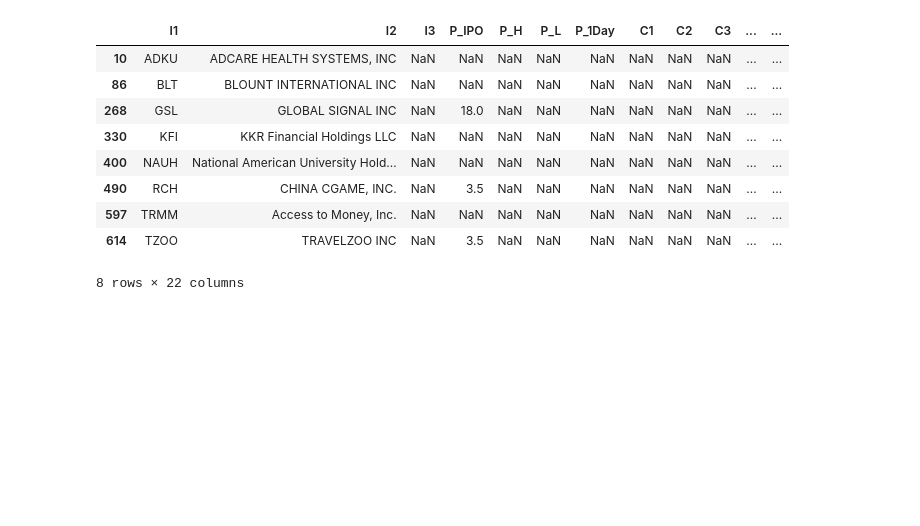
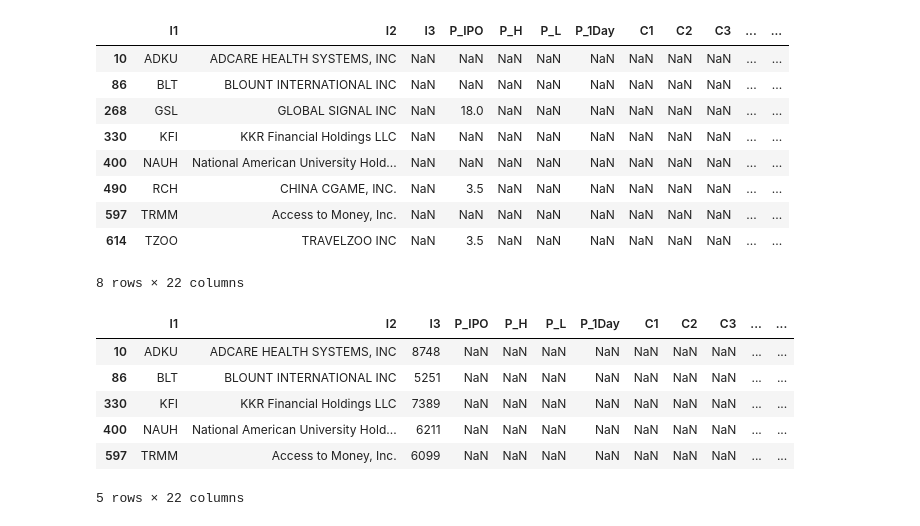
Before and after one commit to BA545-SP2019/2019-competition1-the-dundies, a Jupyter notebook: Our_Code_Good.ipynb, the cells around one changed output. Cells and saved outputs as stored; diff of their text form; code cells hidden in the pictures; blank space fills up the shorter version.

```diff
--- a/Our_Code_Good.ipynb
+++ b/Our_Code_Good.ipynb
@@ -228,19 +228,29 @@ df_data[df_data['I3'].isnull()]
 8 rows × 22 columns
 # %%
 # Imputation for SIC Codes for Column 'I3'
-df_data.loc[df_data.index[10]]=8748
-df_data.loc[df_data.index[86]]=5251
-df_data.loc[df_data.index[268]]=6282
-df_data.loc[df_data.index[330]]=7389
-df_data.loc[df_data.index[400]]=6211
-df_data.loc[df_data.index[490]]=7372
-df_data.loc[df_data.index[597]]=6099
-df_data.loc[df_data.index[614]]=4724
+df_data.loc[df_data.index[10], 'I3']=8748
+df_data.loc[df_data.index[86], 'I3']=5251
+df_data.loc[df_data.index[268], 'I3']=6282
+df_data.loc[df_data.index[330], 'I3']=7389
+df_data.loc[df_data.index[400], 'I3']=6211
+df_data.loc[df_data.index[490], 'I3']=7372
+df_data.loc[df_data.index[597], 'I3']=6099
+df_data.loc[df_data.index[614], 'I3']=4724
 
 # Redisplaying Column 'I3' checking for missing values after imputing
 df_data[df_data['I3'].isnull()]
 
 # Altering data type of column `I3` to string, as it is an identifier and does not have numeric value --- hiding the output of the cell as it is a lengthy list
 df_data['I3'].astype(str);
+# %%
+df_data[df_data['P_IPO'].isnull()]
+# %% [output]
+|  | I1 | I2 | I3 | P_IPO | P_H | P_L | P_1Day | C1 | C2 | C3 | ... | ... |
+| 10 | ADKU | ADCARE HEALTH SYSTEMS, INC | 8748 | NaN | NaN | NaN | NaN | NaN | NaN | NaN | ... | ... |
+| 86 | BLT | BLOUNT INTERNATIONAL INC | 5251 | NaN | NaN | NaN | NaN | NaN | NaN | NaN | ... | ... |
+| 330 | KFI | KKR Financial Holdings LLC | 7389 | NaN | NaN | NaN | NaN | NaN | NaN | NaN | ... | ... |
+| 400 | NAUH | National American University Hold... | 6211 | NaN | NaN | NaN | NaN | NaN | NaN | NaN | ... | ... |
+| 597 | TRMM | Access to Money, Inc. | 6099 | NaN | NaN | NaN | NaN | NaN | NaN | NaN | ... | ... |
+5 rows × 22 columns
 # %%
 # Imputing for column 'P_IPO'
```
Also changed, not shown: parts of 2 cells of this notebook.
